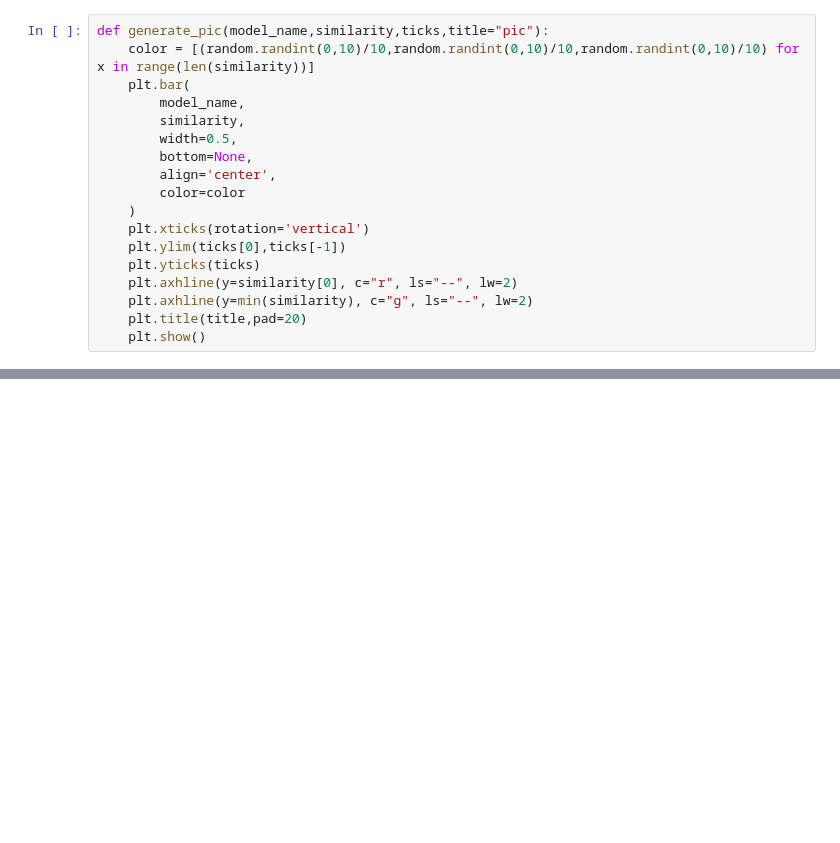
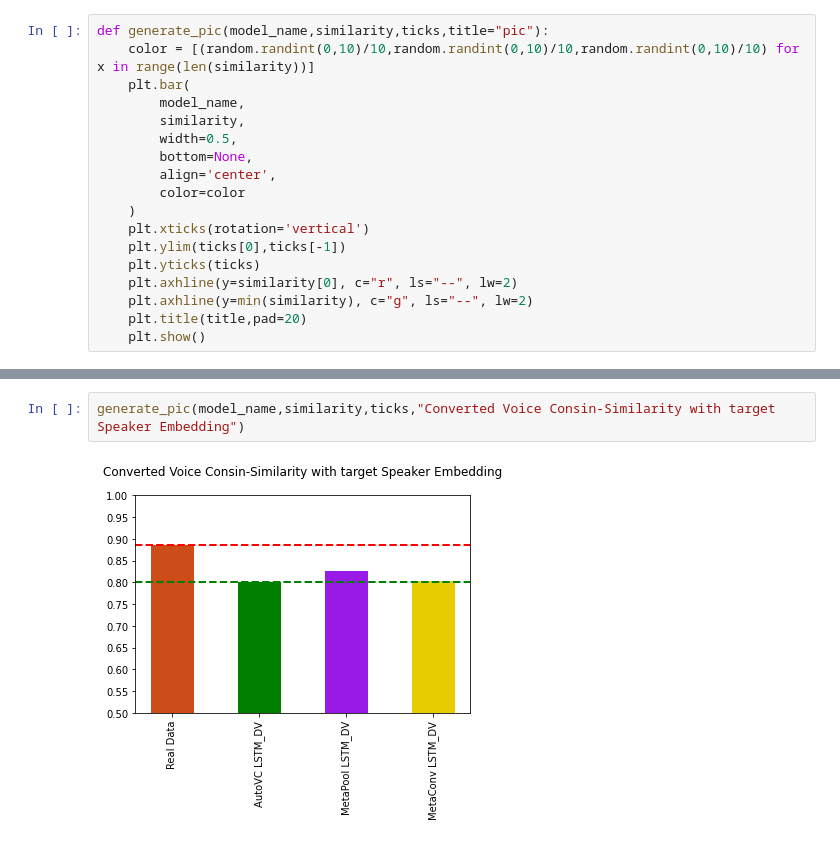
Before and after one commit to achyun/Autoformer, a Jupyter notebook: draw.ipynb, the cells around one changed output, grey strips where cells are left out. Saved outputs shown, nothing was run; the diff lists cells and outputs as text; blank space fills up the shorter version.

```diff
--- a/draw.ipynb
+++ b/draw.ipynb
@@ -39,0 +46,4 @@ generate_pic(model_name,mos_score ,ticks,"MOS Score of Voice Naturalness Predict
+# %%
+generate_pic(model_name,similarity,ticks,"Converted Voice Consin-Similarity with target Speaker Embedding")
+# %% [output]
+[figure, added]
```
Also changed, not shown: parts of 7 cells of this notebook, 4 other files.
